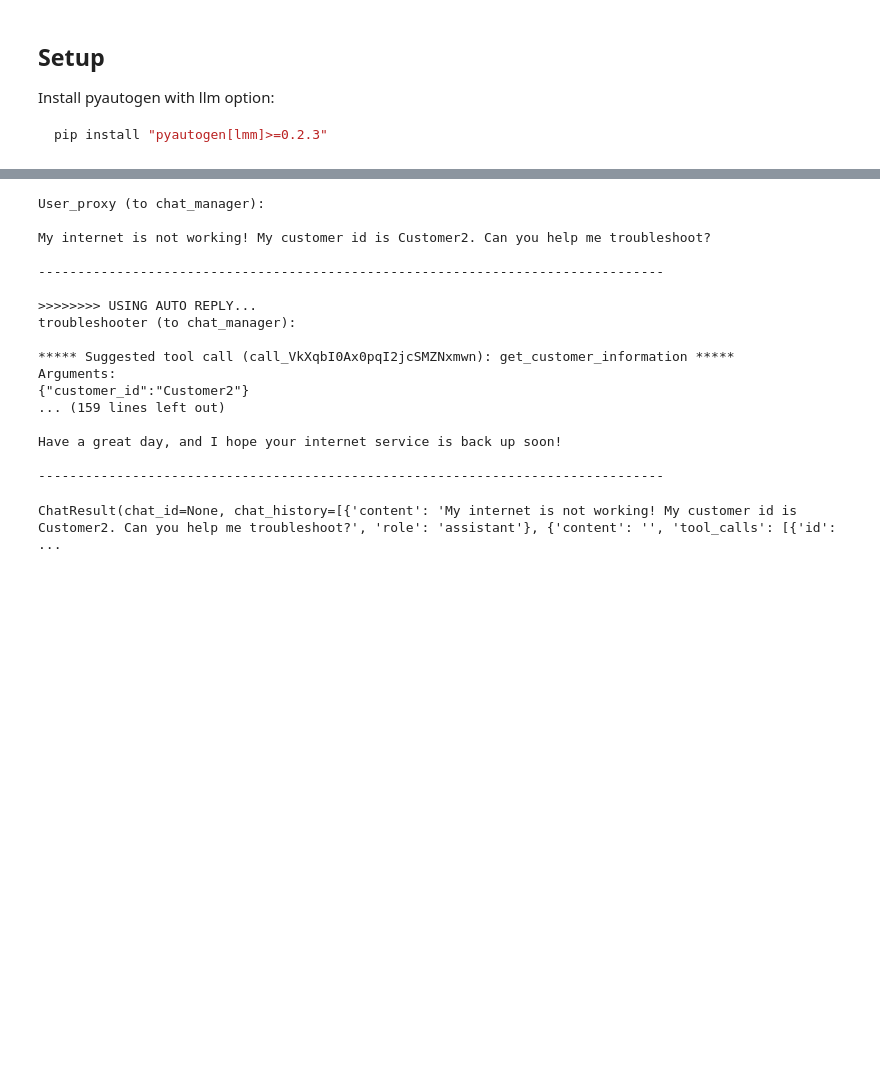
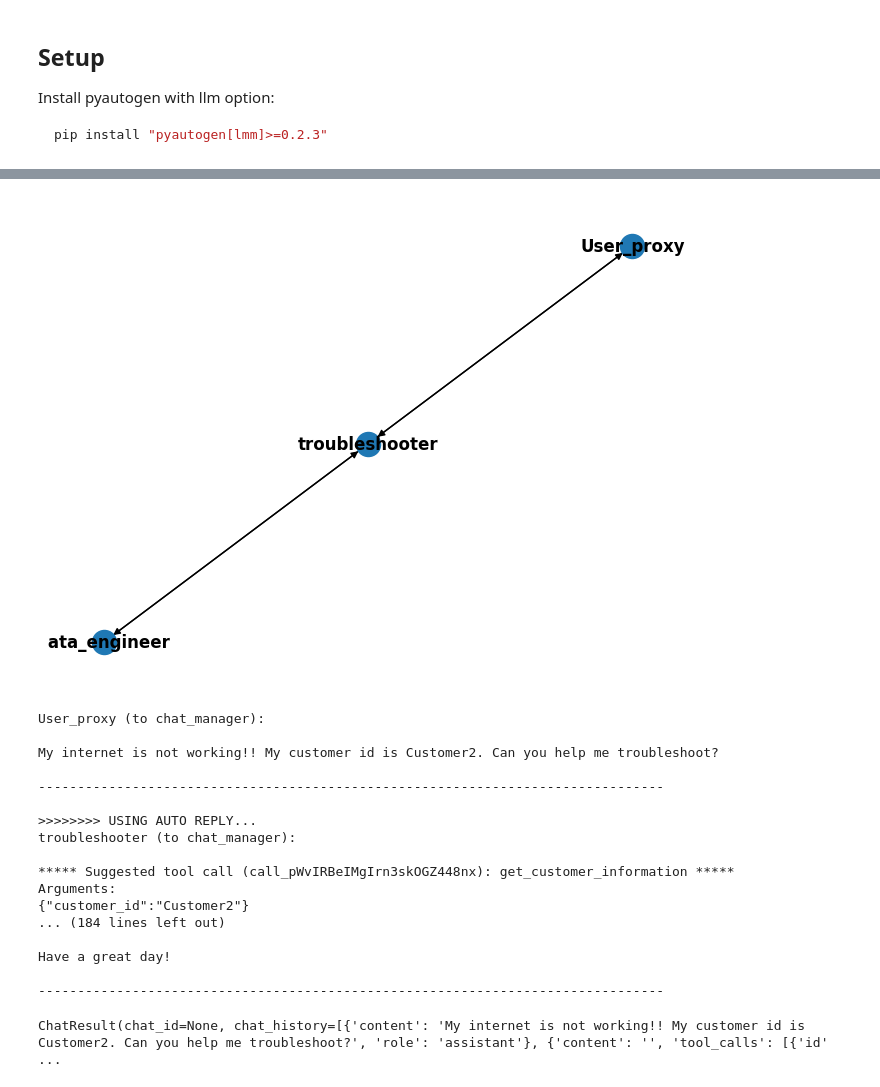
Before and after one commit to mashastroganova/autonomous-agent-workshop, a Jupyter notebook: agents/troubleshooting_agent.ipynb, the cells around one changed output, grey strips where cells are left out. Drawn from its saved outputs; the diff is of its cells as text; code cells hidden in the pictures; blank space fills up the shorter version.

Commit message:
add graph

```diff
--- a/agents/troubleshooting_agent.ipynb
+++ b/agents/troubleshooting_agent.ipynb
@@ -103,0 +101,11 @@ manager = autogen.GroupChatManager(groupchat=groupchat, llm_config=llm_config)
+# %%
+allowed_speaker_transitions_dict = {
+    user_proxy: [troubleshooter],
+    troubleshooter: [data_engineer, user_proxy],
+    data_engineer: [troubleshooter]
+}
+agents = [user_proxy, troubleshooter, data_engineer]
+# %%
+visualize_speaker_transitions_dict(allowed_speaker_transitions_dict, agents)
+# %% [output]
+[figure, added]
@@ -199,24 +210,24 @@ def restart_customer_router(customer_id: str) -> str:
     return json.dumps(default_message)
 # %%
 user_proxy.initiate_chat(
-    manager, message="My internet is not working! My customer id is Customer2. Can you help me troubleshoot?"
+    manager, message="My internet is not working!! My customer id is Customer2. Can you help me troubleshoot?"
 )
 # %% [output]
 User_proxy (to chat_manager):
 
-My internet is not working! My customer id is Customer2. Can you help me troubleshoot?
+My internet is not working!! My customer id is Customer2. Can you help me troubleshoot?
 
 --------------------------------------------------------------------------------
 
 >>>>>>>> USING AUTO REPLY...
 troubleshooter (to chat_manager):
 
-***** Suggested tool call (call_VkXqbI0Ax0pqI2jcSMZNxmwn): get_customer_information *****
+***** Suggested tool call (call_pWvIRBeIMgIrn3skOGZ448nx): get_customer_information *****
 Arguments:
 {"customer_id":"Customer2"}
-... (159 lines left out)
+... (184 lines left out)
 
-Have a great day, and I hope your internet service is back up soon!
+Have a great day!
 
 --------------------------------------------------------------------------------
-ChatResult(chat_id=None, chat_history=[{'content': 'My internet is not working! My customer id is Customer2. Can you help me troubleshoot?', 'role': 'assistant'}, {'content': '', 'tool_calls': [{'id': ...
+ChatResult(chat_id=None, chat_history=[{'content': 'My internet is not working!! My customer id is Customer2. Can you help me troubleshoot?', 'role': 'assistant'}, {'content': '', 'tool_calls': [{'id' ...
```
Also changed, not shown: parts of 6 cells of this notebook.
